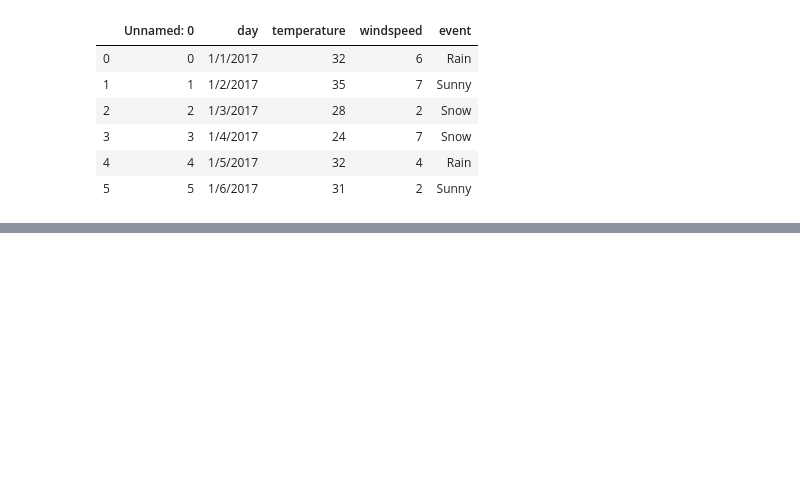
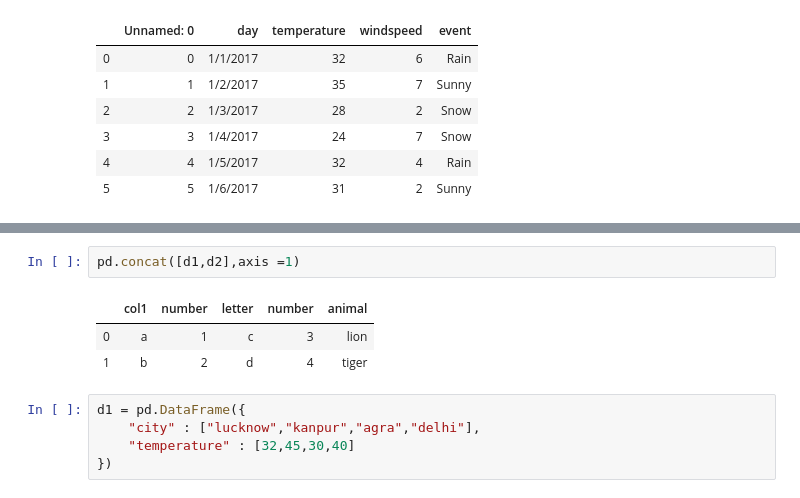
Before and after one commit to ArafatSabbir/Machine-Learning-with-Python-and-R, a Jupyter notebook: Pandas.ipynb, the cells around one changed output, grey strips where cells are left out. Cells and saved outputs as stored; diff of their text form; blank space fills up the shorter version.

```diff
--- a/Pandas.ipynb
+++ b/Pandas.ipynb
@@ -246,0 +273,11 @@ df2
+# %%
+pd.concat([d1,d2],axis =1)
+# %% [output]
+|  | col1 | number | letter | number | animal |
+| 0 | a | 1 | c | 3 | lion |
+| 1 | b | 2 | d | 4 | tiger |
+# %%
+d1 = pd.DataFrame({
+    "city" : ["lucknow","kanpur","agra","delhi"],
+    "temperature" : [32,45,30,40]
+})
```
Also changed, not shown: parts of 12 cells of this notebook.
